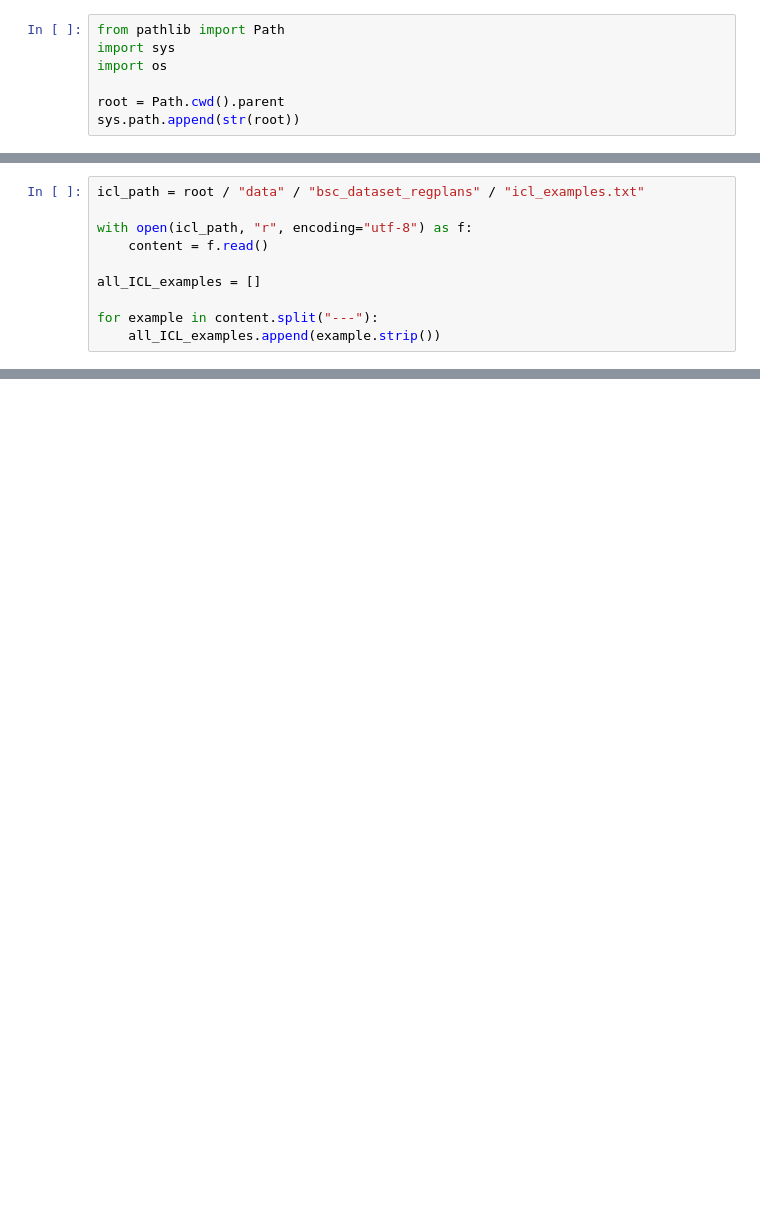
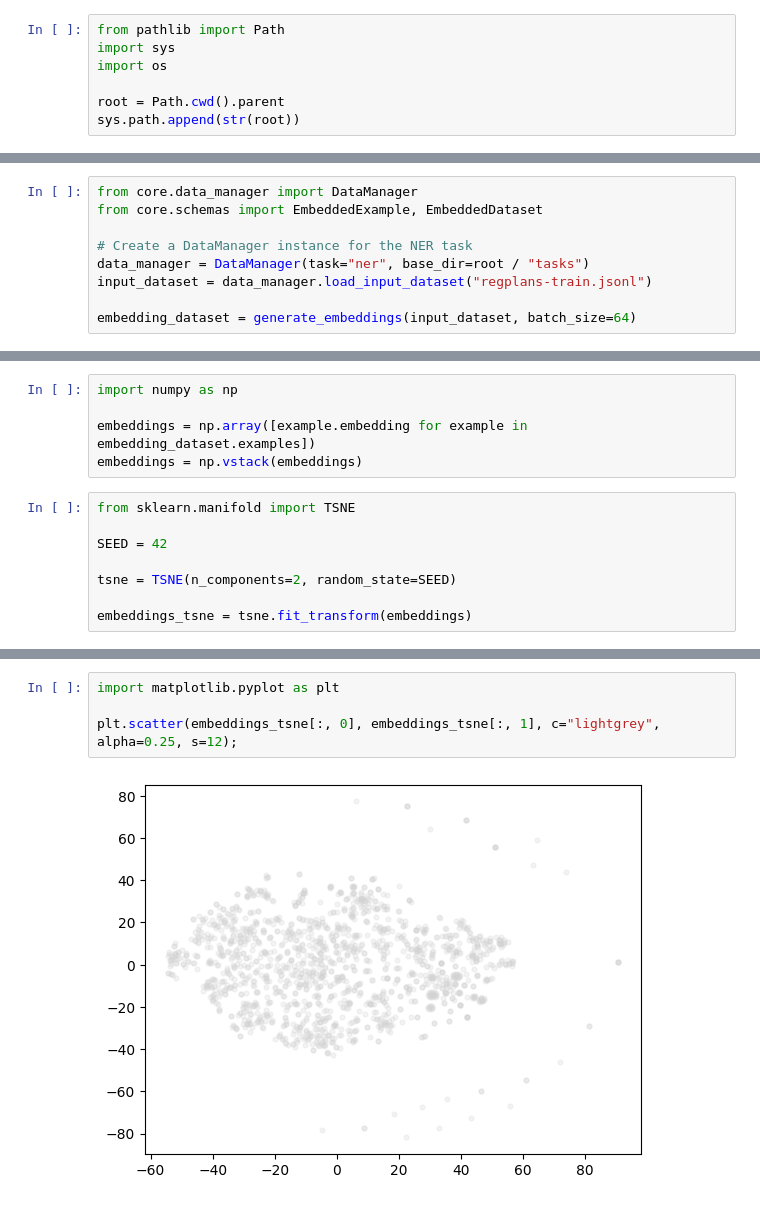
Before and after one commit to sbfroy/prompt-paper, a Jupyter notebook: notebooks/embedding_generation.ipynb, the cells around one changed output, grey strips where cells are left out. Cells and saved outputs as stored; diff of their text form; blank space fills up the shorter version.

Commit message:
Implemented and tested sentence-transformers (cant use OpenAI API)

```diff
--- a/notebooks/embedding_generation.ipynb
+++ b/notebooks/embedding_generation.ipynb
@@ -8,10 +42,9 @@ sys.path.append(str(root))
 # %%
-icl_path = root / "data" / "bsc_dataset_regplans" / "icl_examples.txt"
+from core.data_manager import DataManager
+from core.schemas import EmbeddedExample, EmbeddedDataset
 
-with open(icl_path, "r", encoding="utf-8") as f:
-    content = f.read()
+# Create a DataManager instance for the NER task
+data_manager = DataManager(task="ner", base_dir=root / "tasks")
+input_dataset = data_manager.load_input_dataset("regplans-train.jsonl")
 
-all_ICL_examples = []
-
-for example in content.split("---"):
-    all_ICL_examples.append(example.strip())
+embedding_dataset = generate_embeddings(input_dataset, batch_size=64)
@@ -56,0 +51,13 @@ df.to_csv(output_path, index=False)
+# %%
+import numpy as np
+
+embeddings = np.array([example.embedding for example in embedding_dataset.examples])
+embeddings = np.vstack(embeddings)
+# %%
+from sklearn.manifold import TSNE
+
+SEED = 42
+
+tsne = TSNE(n_components=2, random_state=SEED)
+
+embeddings_tsne = tsne.fit_transform(embeddings)
@@ -56,0 +73,6 @@ df.to_csv(output_path, index=False)
+# %%
+import matplotlib.pyplot as plt
+
+plt.scatter(embeddings_tsne[:, 0], embeddings_tsne[:, 1], c="lightgrey", alpha=0.25, s=12);
+# %% [output]
+[figure, added]
```
Also changed, not shown: parts of 6 cells of this notebook.
